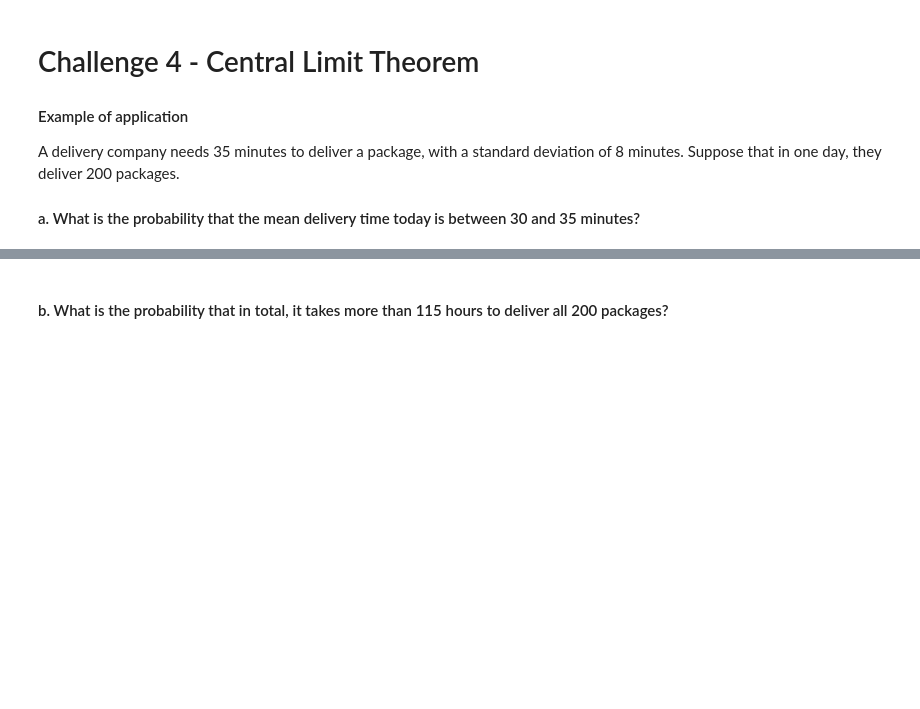
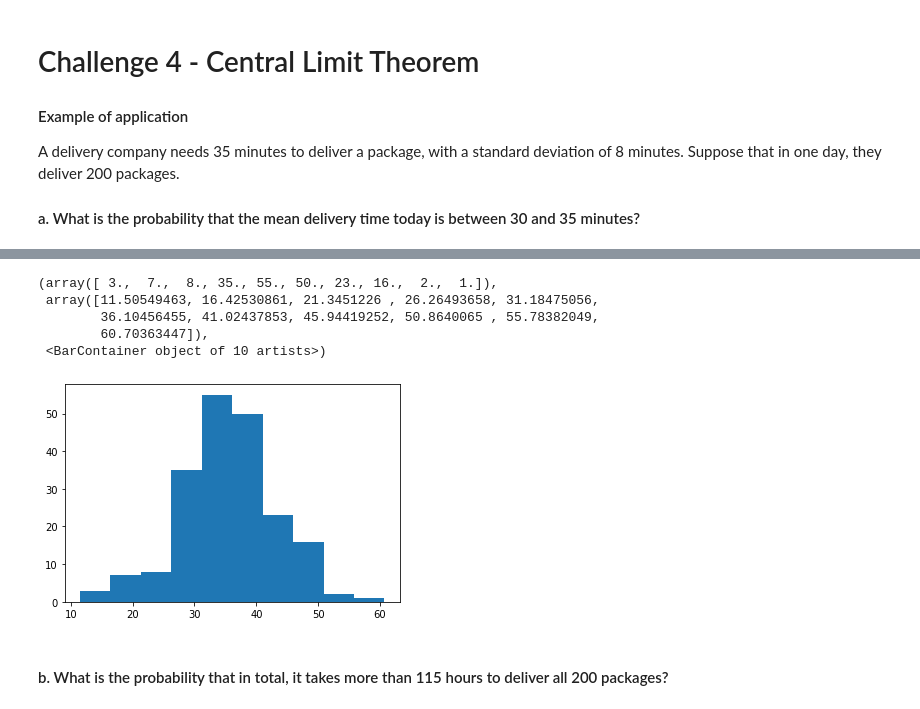
Before and after one commit to ironhack-bcn-data-pt/31-lab-cont-probability-distribution, a Jupyter notebook: your_code/bonus.ipynb, the cells around one changed output, grey strips where cells are left out. Drawn from its saved outputs; the diff is of its cells as text; code cells hidden in the pictures; blank space fills up the shorter version.

```diff
--- a/your_code/bonus.ipynb
+++ b/your_code/bonus.ipynb
@@ -224,3 +236,14 @@ A delivery company needs 35 minutes to deliver a package, with a standard deviat
+# %%
+# if we sample 200 of the distribution..
+realdist = rv.rvs(size=200)
+plt.hist(realdist)
+# %% [output]
+(array([ 3.,  7.,  8., 35., 55., 50., 23., 16.,  2.,  1.]),
+ array([11.50549463, 16.42530861, 21.3451226 , 26.26493658, 31.18475056,
+        36.10456455, 41.02437853, 45.94419252, 50.8640065 , 55.78382049,
+        60.70363447]),
+ <BarContainer object of 10 artists>)
+[figure, added]
 # %% [markdown]
 #### b. What is the probability that in total, it takes more than 115 hours to deliver all 200 packages?
 # %%
```
Also changed, not shown: parts of 12 cells of this notebook.
